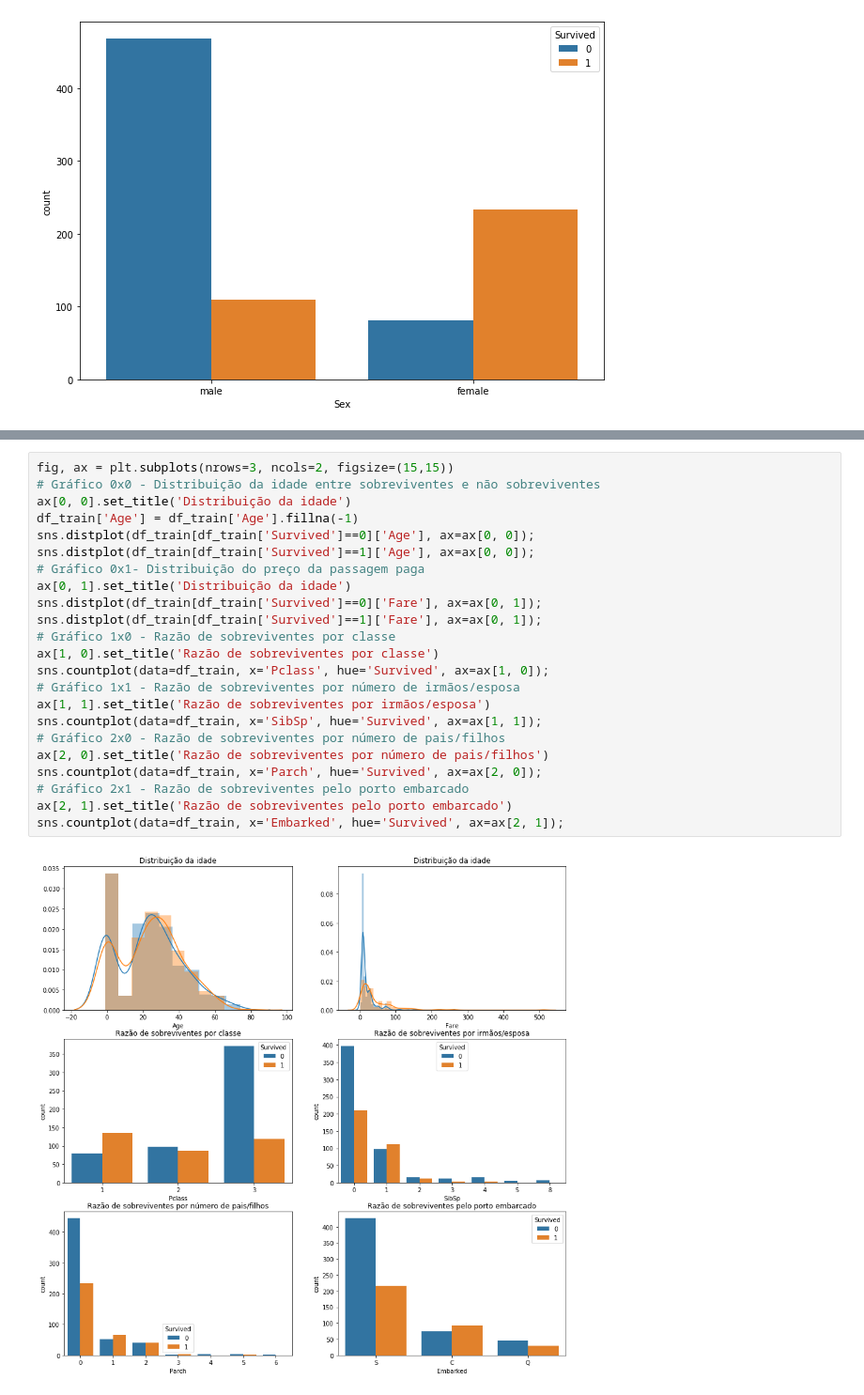
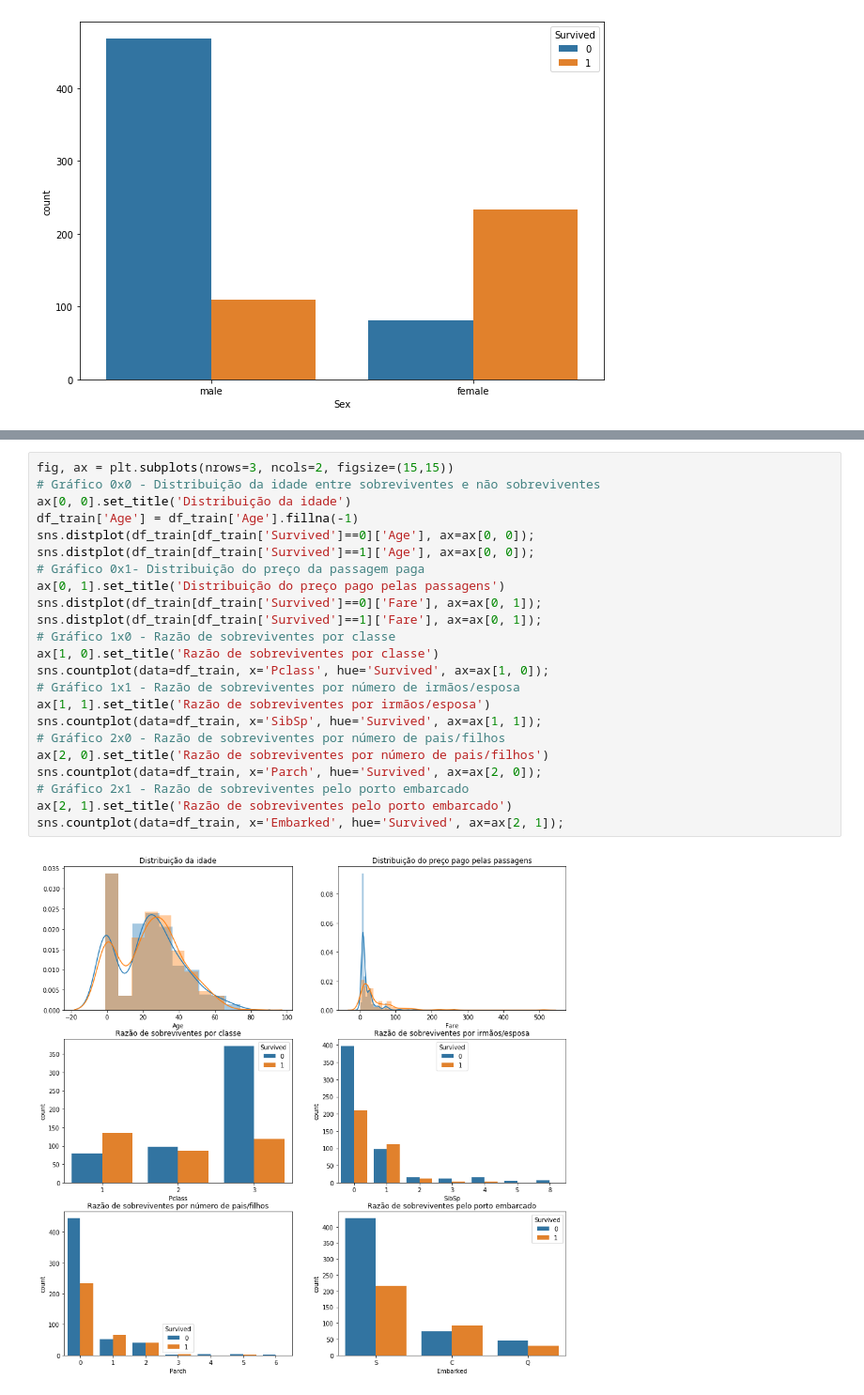
Before and after one commit to LucasKido/titanic-ml-from-disaster, a Jupyter notebook: titanic.ipynb, the cells around one changed output, grey strips where cells are left out. Shown: that part at 94% size. Cells and saved outputs as stored; diff of their text form.

```diff
--- a/titanic.ipynb
+++ b/titanic.ipynb
@@ -126,25 +125,25 @@ sns.countplot(data=df_train,
 # %%
 fig, ax = plt.subplots(nrows=3, ncols=2, figsize=(15,15))
 # Gráfico 0x0 - Distribuição da idade entre sobreviventes e não sobreviventes
 ax[0, 0].set_title('Distribuição da idade')
 df_train['Age'] = df_train['Age'].fillna(-1)
 sns.distplot(df_train[df_train['Survived']==0]['Age'], ax=ax[0, 0]);
 sns.distplot(df_train[df_train['Survived']==1]['Age'], ax=ax[0, 0]);
 # Gráfico 0x1- Distribuição do preço da passagem paga
-ax[0, 1].set_title('Distribuição da idade')
+ax[0, 1].set_title('Distribuição do preço pago pelas passagens')
 sns.distplot(df_train[df_train['Survived']==0]['Fare'], ax=ax[0, 1]);
 sns.distplot(df_train[df_train['Survived']==1]['Fare'], ax=ax[0, 1]);
 # Gráfico 1x0 - Razão de sobreviventes por classe
 ax[1, 0].set_title('Razão de sobreviventes por classe')
 sns.countplot(data=df_train, x='Pclass', hue='Survived', ax=ax[1, 0]);
 # Gráfico 1x1 - Razão de sobreviventes por número de irmãos/esposa
 ax[1, 1].set_title('Razão de sobreviventes por irmãos/esposa')
 sns.countplot(data=df_train, x='SibSp', hue='Survived', ax=ax[1, 1]);
 # Gráfico 2x0 - Razão de sobreviventes por número de pais/filhos
 ax[2, 0].set_title('Razão de sobreviventes por número de pais/filhos')
 sns.countplot(data=df_train, x='Parch', hue='Survived', ax=ax[2, 0]);
 # Gráfico 2x1 - Razão de sobreviventes pelo porto embarcado
 ax[2, 1].set_title('Razão de sobreviventes pelo porto embarcado')
 sns.countplot(data=df_train, x='Embarked', hue='Survived', ax=ax[2, 1]);
 # %% [output]
-[figure, old version]
+[figure, new version]
```
Also changed, not shown: parts of 8 cells of this notebook.
